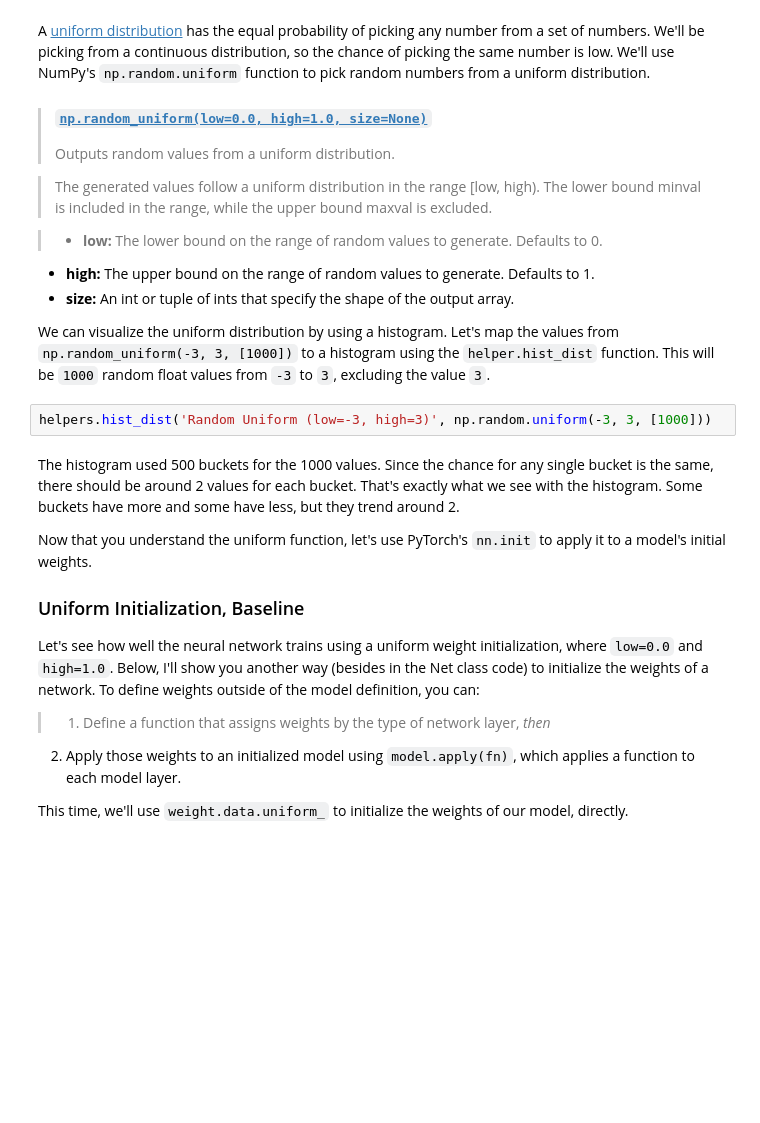
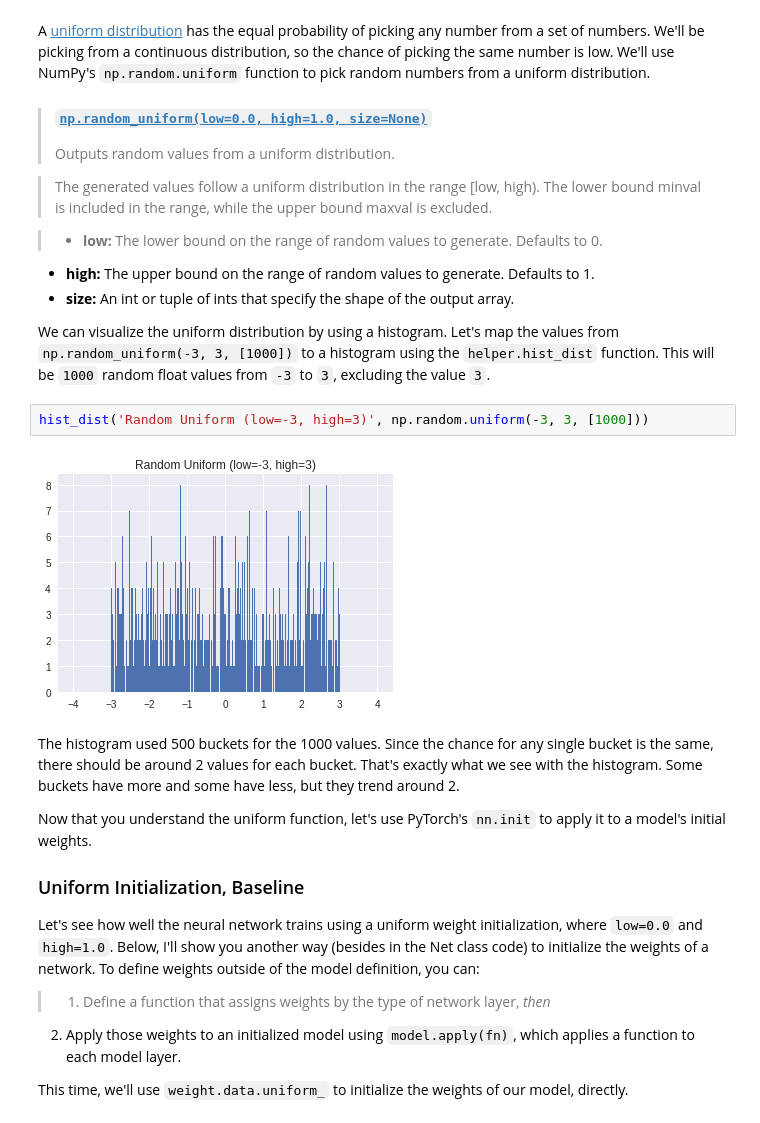
Before and after one commit to huangjiancong1/deep-learning-v2-pytorch, a Jupyter notebook: weight-initialization/weight_initialization_exercise.ipynb, the cells around one changed output. Saved outputs shown, nothing was run; the diff lists cells and outputs as text; blank space fills up the shorter version.

```diff
--- a/weight-initialization/weight_initialization_exercise.ipynb
+++ b/weight-initialization/weight_initialization_exercise.ipynb
@@ -229,7 +349,9 @@ A [uniform distribution](https://en.wikipedia.org/wiki/Uniform_distribution) has
 
 We can visualize the uniform distribution by using a histogram. Let's map the values from `np.random_uniform(-3, 3, [1000])` to a histogram using the `helper.hist_dist` function. This will be `1000` random float values from `-3` to `3`, excluding the value `3`.
 # %%
-helpers.hist_dist('Random Uniform (low=-3, high=3)', np.random.uniform(-3, 3, [1000]))
+hist_dist('Random Uniform (low=-3, high=3)', np.random.uniform(-3, 3, [1000]))
+# %% [output]
+[figure, added]
 # %% [markdown]
 The histogram used 500 buckets for the 1000 values.  Since the chance for any single bucket is the same, there should be around 2 values for each bucket. That's exactly what we see with the histogram.  Some buckets have more and some have less, but they trend around 2.
 
```
Also changed, not shown: parts of 6 cells of this notebook.
